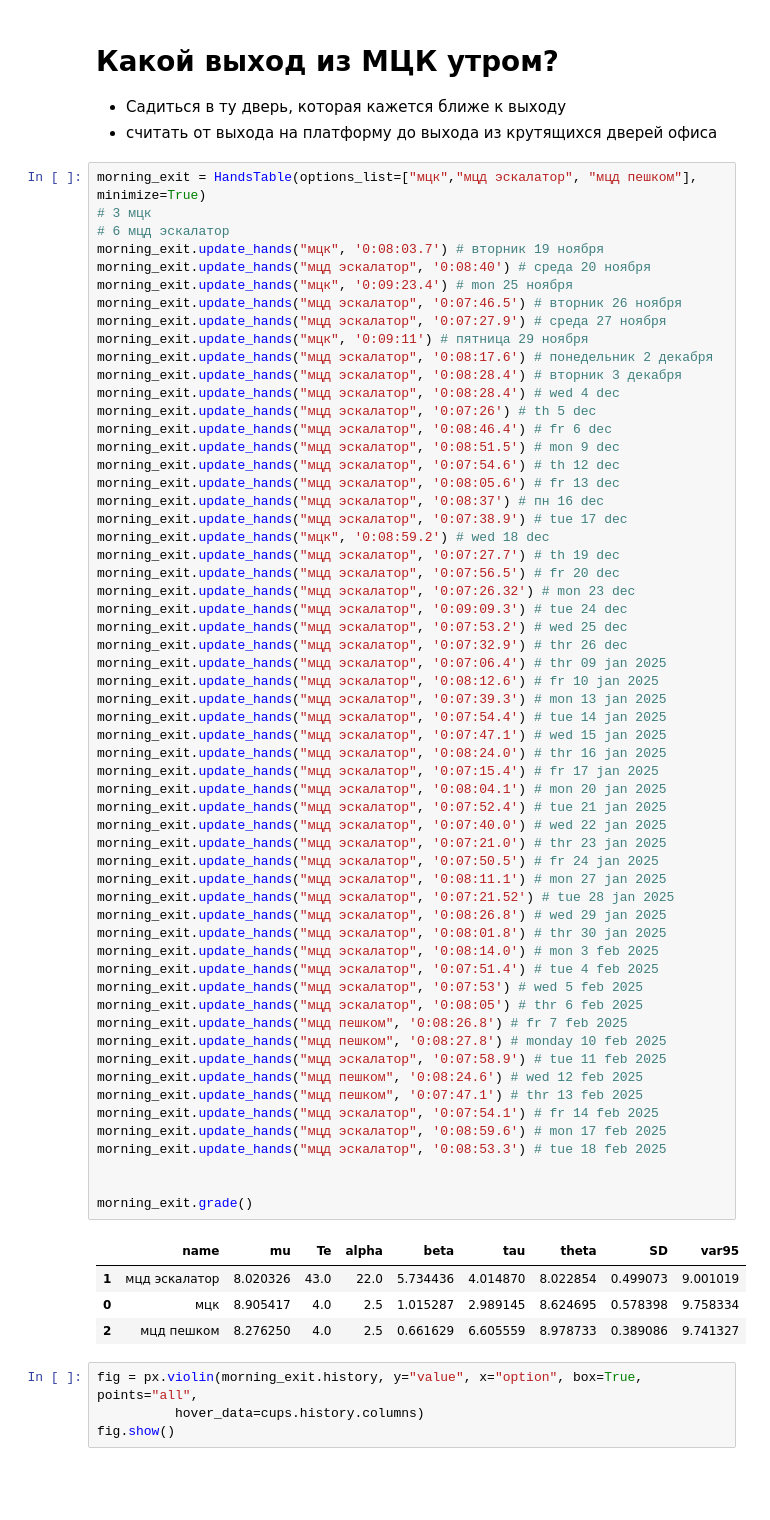
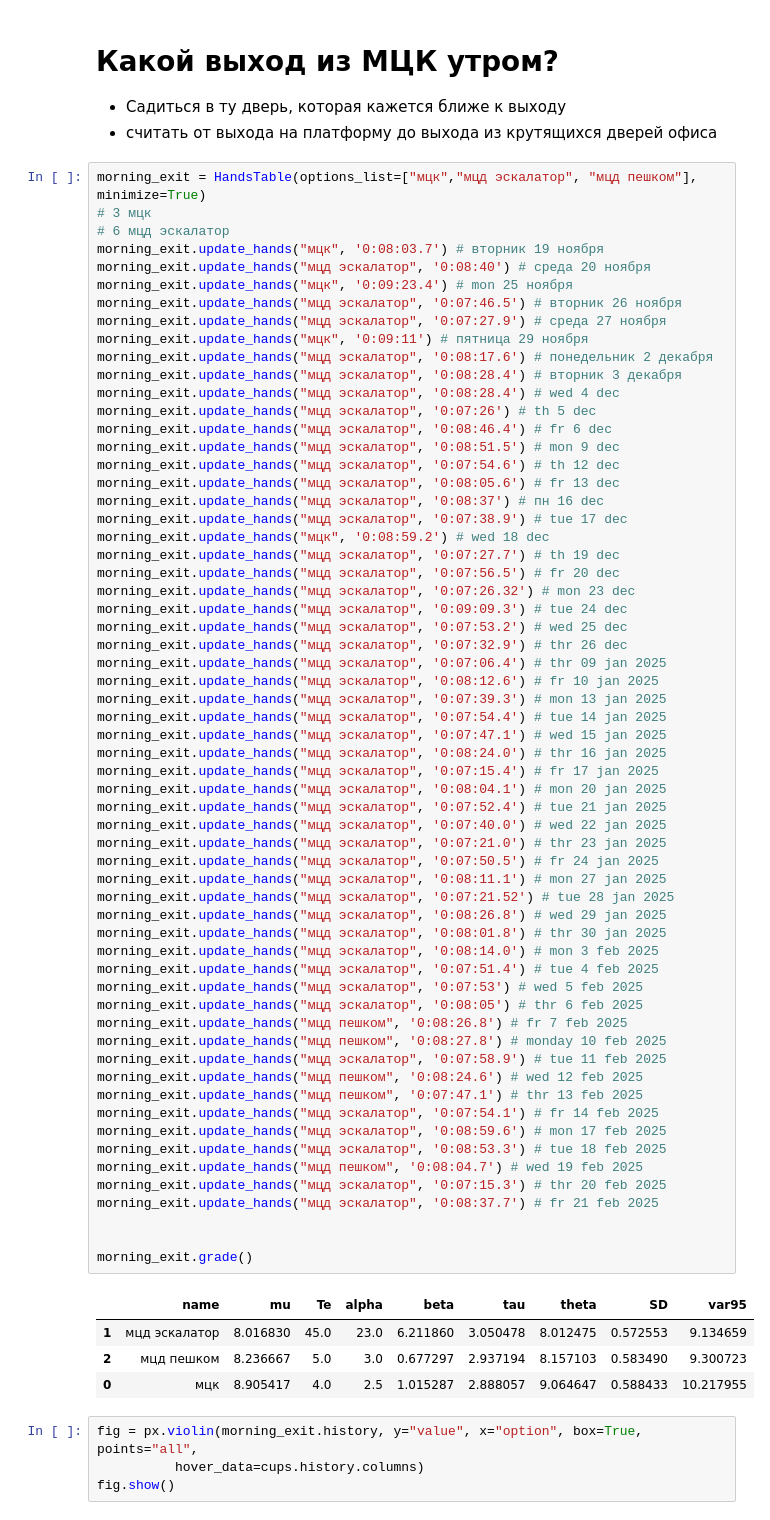
Before and after one commit to ksetdekov/trip_choice_optimizer, a Jupyter notebook: coffee-amount-optimization.ipynb, the cells around one changed output. Cells and saved outputs as stored; diff of their text form; blank space fills up the shorter version.

```diff
--- a/coffee-amount-optimization.ipynb
+++ b/coffee-amount-optimization.ipynb
@@ -332,36 +335,39 @@ morning_exit.update_hands("мцд эскалатор", '0:07:39.3') # mon 13 jan
 morning_exit.update_hands("мцд эскалатор", '0:07:54.4') # tue 14 jan 2025
 morning_exit.update_hands("мцд эскалатор", '0:07:47.1') # wed 15 jan 2025
 morning_exit.update_hands("мцд эскалатор", '0:08:24.0') # thr 16 jan 2025
 morning_exit.update_hands("мцд эскалатор", '0:07:15.4') # fr 17 jan 2025
 morning_exit.update_hands("мцд эскалатор", '0:08:04.1') # mon 20 jan 2025
 morning_exit.update_hands("мцд эскалатор", '0:07:52.4') # tue 21 jan 2025
 morning_exit.update_hands("мцд эскалатор", '0:07:40.0') # wed 22 jan 2025
 morning_exit.update_hands("мцд эскалатор", '0:07:21.0') # thr 23 jan 2025
 morning_exit.update_hands("мцд эскалатор", '0:07:50.5') # fr 24 jan 2025
 morning_exit.update_hands("мцд эскалатор", '0:08:11.1') # mon 27 jan 2025
 morning_exit.update_hands("мцд эскалатор", '0:07:21.52') # tue 28 jan 2025
 morning_exit.update_hands("мцд эскалатор", '0:08:26.8') # wed 29 jan 2025
 morning_exit.update_hands("мцд эскалатор", '0:08:01.8') # thr 30 jan 2025
 morning_exit.update_hands("мцд эскалатор", '0:08:14.0') # mon 3 feb 2025
 morning_exit.update_hands("мцд эскалатор", '0:07:51.4') # tue 4 feb 2025
 morning_exit.update_hands("мцд эскалатор", '0:07:53') # wed 5 feb 2025
 morning_exit.update_hands("мцд эскалатор", '0:08:05') # thr 6 feb 2025
 morning_exit.update_hands("мцд пешком", '0:08:26.8') # fr 7 feb 2025
 morning_exit.update_hands("мцд пешком", '0:08:27.8') # monday 10 feb 2025
 morning_exit.update_hands("мцд эскалатор", '0:07:58.9') # tue 11 feb 2025
 morning_exit.update_hands("мцд пешком", '0:08:24.6') # wed 12 feb 2025
 morning_exit.update_hands("мцд пешком", '0:07:47.1') # thr 13 feb 2025
 morning_exit.update_hands("мцд эскалатор", '0:07:54.1') # fr 14 feb 2025
 morning_exit.update_hands("мцд эскалатор", '0:08:59.6') # mon 17 feb 2025
 morning_exit.update_hands("мцд эскалатор", '0:08:53.3') # tue 18 feb 2025
+morning_exit.update_hands("мцд пешком", '0:08:04.7') # wed 19 feb 2025
+morning_exit.update_hands("мцд эскалатор", '0:07:15.3') # thr 20 feb 2025
+morning_exit.update_hands("мцд эскалатор", '0:08:37.7') # fr 21 feb 2025
 
 
 morning_exit.grade()
 # %% [output]
 |  | name | mu | Te | alpha | beta | tau | theta | SD | var95 |
-| 1 | мцд эскалатор | 8.020326 | 43.0 | 22.0 | 5.734436 | 4.014870 | 8.022854 | 0.499073 | 9.001019 |
-| 0 | мцк | 8.905417 | 4.0 | 2.5 | 1.015287 | 2.989145 | 8.624695 | 0.578398 | 9.758334 |
-| 2 | мцд пешком | 8.276250 | 4.0 | 2.5 | 0.661629 | 6.605559 | 8.978733 | 0.389086 | 9.741327 |
+| 1 | мцд эскалатор | 8.016830 | 45.0 | 23.0 | 6.211860 | 3.050478 | 8.012475 | 0.572553 | 9.134659 |
+| 2 | мцд пешком | 8.236667 | 5.0 | 3.0 | 0.677297 | 2.937194 | 8.157103 | 0.583490 | 9.300723 |
+| 0 | мцк | 8.905417 | 4.0 | 2.5 | 1.015287 | 2.888057 | 9.064647 | 0.588433 | 10.217955 |
 # %%
 fig = px.violin(morning_exit.history, y="value", x="option", box=True, points="all",
           hover_data=cups.history.columns)
```
Also changed, not shown: parts of 5 cells of this notebook.
